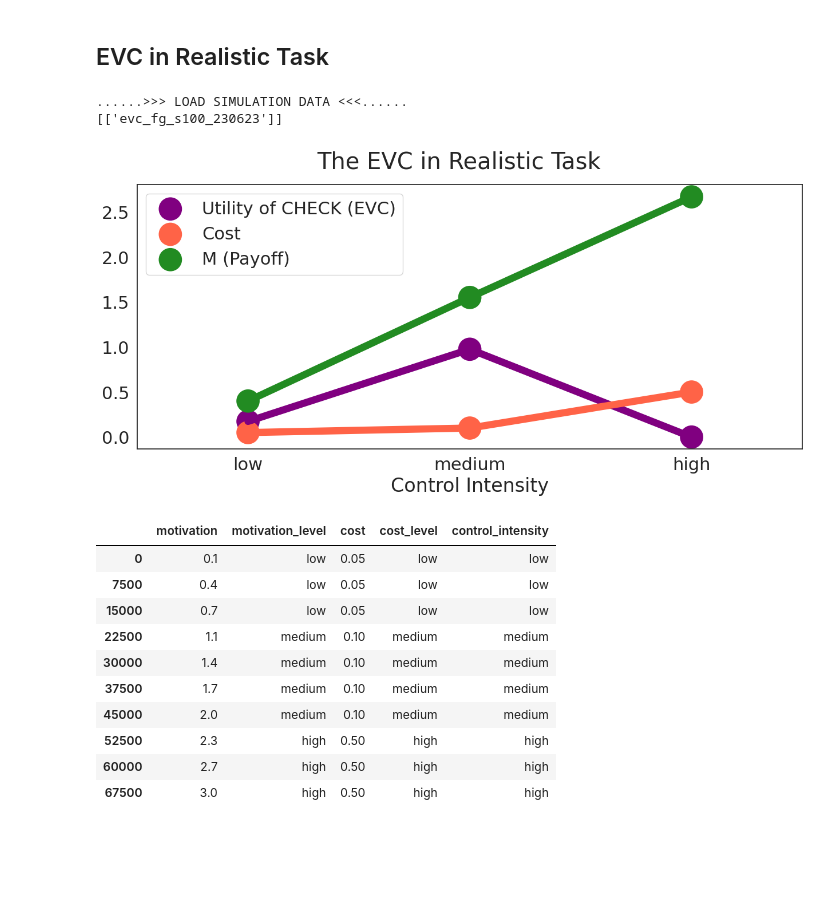
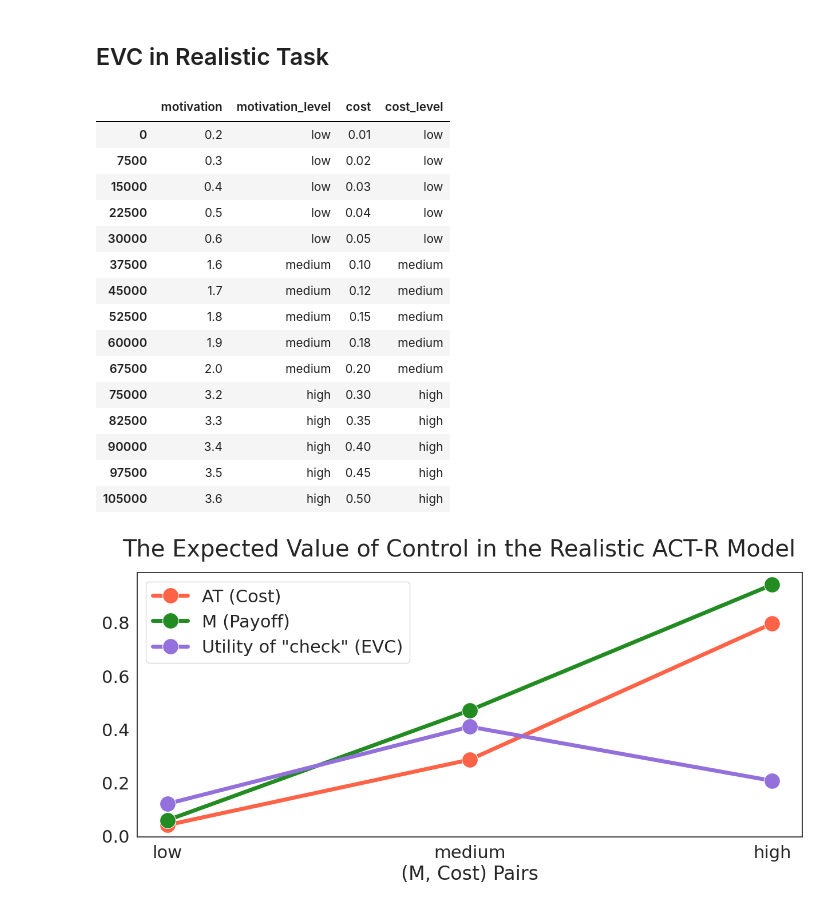
Before and after one commit to yangyuxue2333/ACTR-Simon-Re, a Jupyter notebook: analysis/test_simon_evc.ipynb, the cells around one changed output. Saved outputs shown, nothing was run; the diff lists cells and outputs as text; code cells hidden in the pictures; blank space fills up the shorter version.

```diff
--- a/analysis/test_simon_evc.ipynb
+++ b/analysis/test_simon_evc.ipynb
@@ -64,25 +70 @@ def plot_evc(df_model):
     plt.show()
-# %%
-df = run_evc_simulation(motivation=motivation, init_cost=init_cost, log='evc_fg_s100')
-# %% [output]
-......>>> LOAD SIMULATION DATA <<<......
-[['evc_fg_s100_230623']]
-# %%
-df_model = process_model_data(df)
-plot_evc(df_model)
-# %% [output]
-[figure, removed]
-# %%
-df_model[['motivation', 'motivation_level', 'cost', 'cost_level', 'control_intensity']].drop_duplicates()
-# %% [output]
-|  | motivation | motivation_level | cost | cost_level | control_intensity |
-| 0 | 0.1 | low | 0.05 | low | low |
-| 7500 | 0.4 | low | 0.05 | low | low |
-| 15000 | 0.7 | low | 0.05 | low | low |
-| 22500 | 1.1 | medium | 0.10 | medium | medium |
-| 30000 | 1.4 | medium | 0.10 | medium | medium |
-| 37500 | 1.7 | medium | 0.10 | medium | medium |
-| 45000 | 2.0 | medium | 0.10 | medium | medium |
-| 52500 | 2.3 | high | 0.50 | high | high |
-| 60000 | 2.7 | high | 0.50 | high | high |
-| 67500 | 3.0 | high | 0.50 | high | high |
@@ -88,0 +89,24 @@ df_model[['motivation', 'motivation_level', 'cost', 'cost_level', 'control_inten
+# %%
+df_model = process_model_data(df)
+df_model[['motivation', 'motivation_level', 'cost', 'cost_level']].drop_duplicates()
+# %% [output]
+|  | motivation | motivation_level | cost | cost_level |
+| 0 | 0.2 | low | 0.01 | low |
+| 7500 | 0.3 | low | 0.02 | low |
+| 15000 | 0.4 | low | 0.03 | low |
+| 22500 | 0.5 | low | 0.04 | low |
+| 30000 | 0.6 | low | 0.05 | low |
+| 37500 | 1.6 | medium | 0.10 | medium |
+| 45000 | 1.7 | medium | 0.12 | medium |
+| 52500 | 1.8 | medium | 0.15 | medium |
+| 60000 | 1.9 | medium | 0.18 | medium |
+| 67500 | 2.0 | medium | 0.20 | medium |
+| 75000 | 3.2 | high | 0.30 | high |
+| 82500 | 3.3 | high | 0.35 | high |
+| 90000 | 3.4 | high | 0.40 | high |
+| 97500 | 3.5 | high | 0.45 | high |
+| 105000 | 3.6 | high | 0.50 | high |
+# %%
+plot_evc(df_model)
+# %% [output]
+[figure, added]
```
Also changed, not shown: parts of 10 cells of this notebook, 2 other files.
